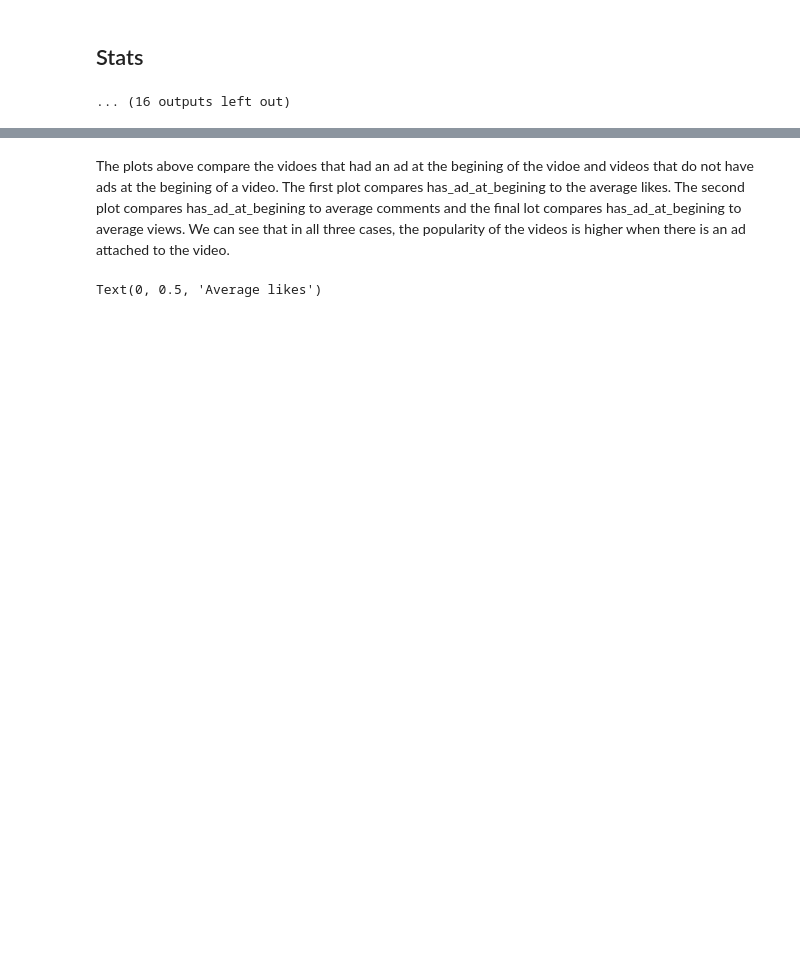
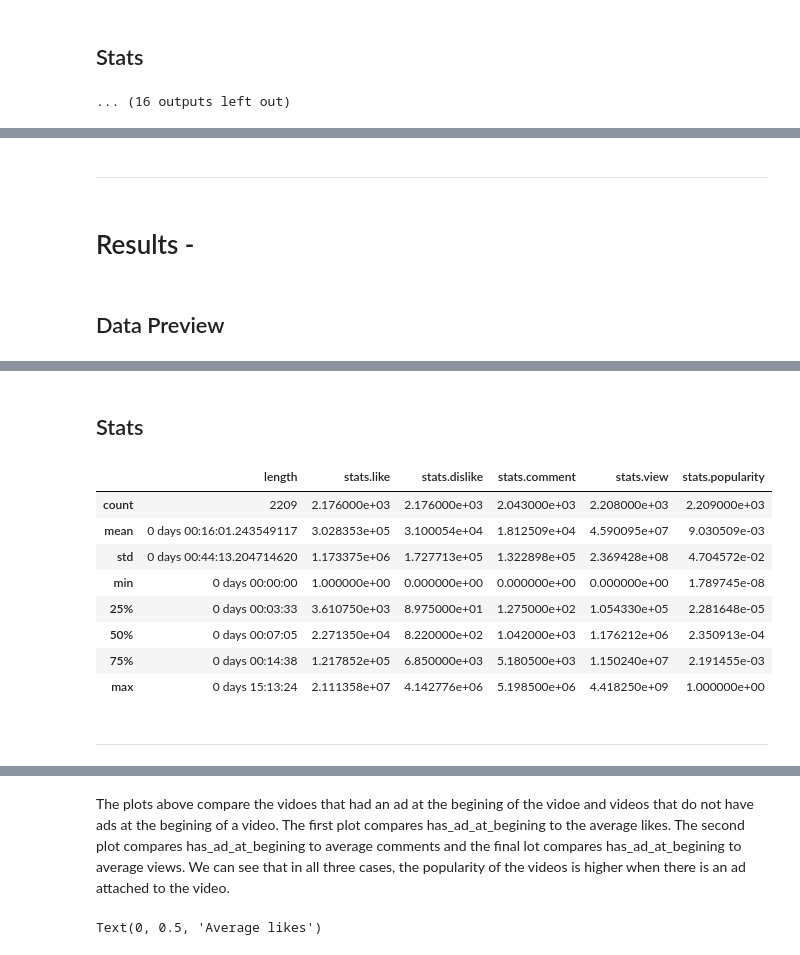
Before and after one commit to oakaigh/cogs108-wi21-group068, a Jupyter notebook: FinalProject_group068.ipynb, the cells around one changed output, grey strips where cells are left out. Saved outputs shown, nothing was run; the diff lists cells and outputs as text; code cells hidden in the pictures; blank space fills up the shorter version.

```diff
--- a/FinalProject_group068.ipynb
+++ b/FinalProject_group068.ipynb
@@ -210,7 +208,8 @@ df_trending_details = df_drop_duplicates(df_trending_details, level = 'id')
 
 df_search_details['category'] = df_search_details['category'].astype(str)
 df_trending_details['category'] = df_trending_details['category'].astype(str)
-
+df_search_details['video.quality'] = df_search_details['video.quality'].astype(str)
+df_trending_details['video.quality'] = df_trending_details['video.quality'].astype(str)
 
 df_report(df_search_details, name = 'Search Results')
 df_report(df_trending_details, name = 'Trending')
@@ -253,0 +263,27 @@ df_report(df_trending_channels, name = 'Trending (Channel Database)')
+# %%
+def get_popularity_score_avg(
+    df,
+    col_like, col_dislike,
+    col_comment, col_view
+):
+    score = df[[col_like, col_comment, col_view]] \
+                .mean(axis = 'columns', skipna = True)
+    return score / score.max()
+
+get_popularity_score = get_popularity_score_avg
+# %%
+df_search_details_da = \
+    df_search_details.copy(deep = False)
+
+df_search_details_da['stats.popularity'] = \
+    get_popularity_score(
+        df = df_search_details_da,
+        col_like = 'stats.like', col_dislike = 'stats.dislike',
+        col_comment = 'stats.comment', col_view = 'stats.view'
+    )
+
+df_report(df_search_details_da)
+# %% [output]
+---
+# Results -
+## Data Preview
@@ -253,0 +297,11 @@ df_report(df_trending_channels, name = 'Trending (Channel Database)')
+## Stats
+|  | length | stats.like | stats.dislike | stats.comment | stats.view | stats.popularity |
+| count | 2209 | 2.176000e+03 | 2.176000e+03 | 2.043000e+03 | 2.208000e+03 | 2.209000e+03 |
+| mean | 0 days 00:16:01.243549117 | 3.028353e+05 | 3.100054e+04 | 1.812509e+04 | 4.590095e+07 | 9.030509e-03 |
+| std | 0 days 00:44:13.204714620 | 1.173375e+06 | 1.727713e+05 | 1.322898e+05 | 2.369428e+08 | 4.704572e-02 |
+| min | 0 days 00:00:00 | 1.000000e+00 | 0.000000e+00 | 0.000000e+00 | 0.000000e+00 | 1.789745e-08 |
+| 25% | 0 days 00:03:33 | 3.610750e+03 | 8.975000e+01 | 1.275000e+02 | 1.054330e+05 | 2.281648e-05 |
+| 50% | 0 days 00:07:05 | 2.271350e+04 | 8.220000e+02 | 1.042000e+03 | 1.176212e+06 | 2.350913e-04 |
+| 75% | 0 days 00:14:38 | 1.217852e+05 | 6.850000e+03 | 5.180500e+03 | 1.150240e+07 | 2.191455e-03 |
+| max | 0 days 15:13:24 | 2.111358e+07 | 4.142776e+06 | 5.198500e+06 | 4.418250e+09 | 1.000000e+00 |
+---
```
Also changed, not shown: parts of 51 cells of this notebook, 1 other file.
